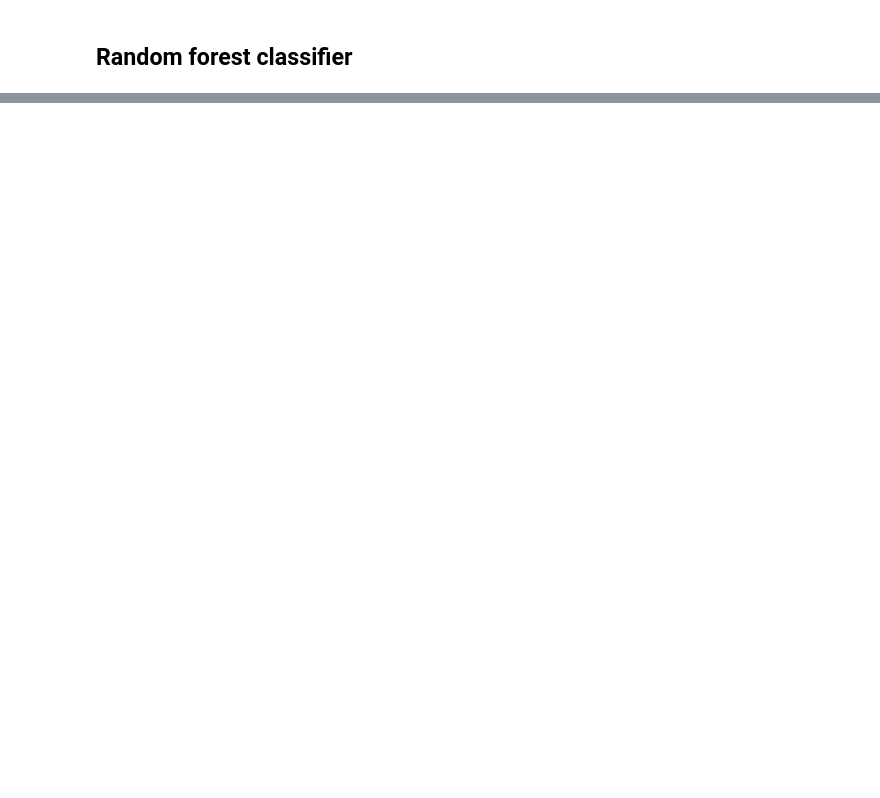
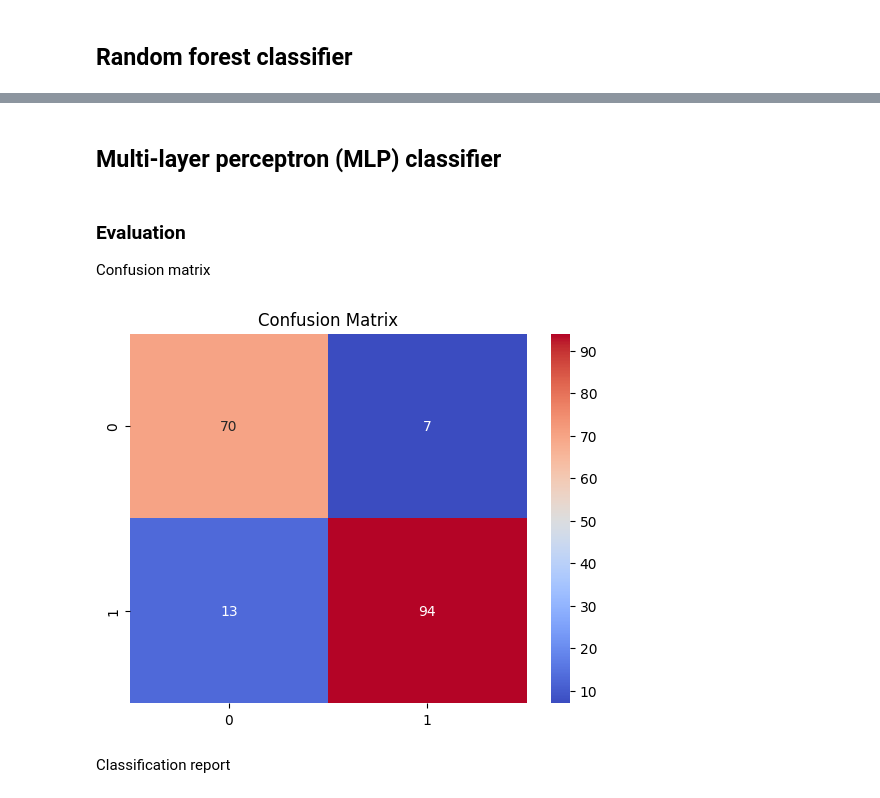
Before and after one commit to janchovanec/ZSU-Projekt, a Jupyter notebook: notebooks/classification.ipynb, the cells around one changed output, grey strips where cells are left out. Drawn from its saved outputs; the diff is of its cells as text; code cells hidden in the pictures; blank space fills up the shorter version.

```diff
--- a/notebooks/classification.ipynb
+++ b/notebooks/classification.ipynb
@@ -338,0 +365,19 @@ y_pred = rf_model.predict(X_test)
+# %% [markdown]
+## Multi-layer perceptron (MLP) classifier
+# %%
+mlp_model = MLPClassifier(random_state=23, max_iter=1000, learning_rate_init=0.01)
+mlp_model.fit(X_train, y_train)
+
+y_pred_mlp = mlp_model.predict(X_test)
+# %% [markdown]
+### Evaluation
+Confusion matrix
+# %%
+cm = confusion_matrix(y_test, y_pred_mlp)
+sns.heatmap(cm, annot=True, cmap='coolwarm')
+plt.title('Confusion Matrix')
+plt.show()
+# %% [output]
+[figure, added]
+# %% [markdown]
+Classification report
```
Also changed, not shown: parts of 14 cells of this notebook.
